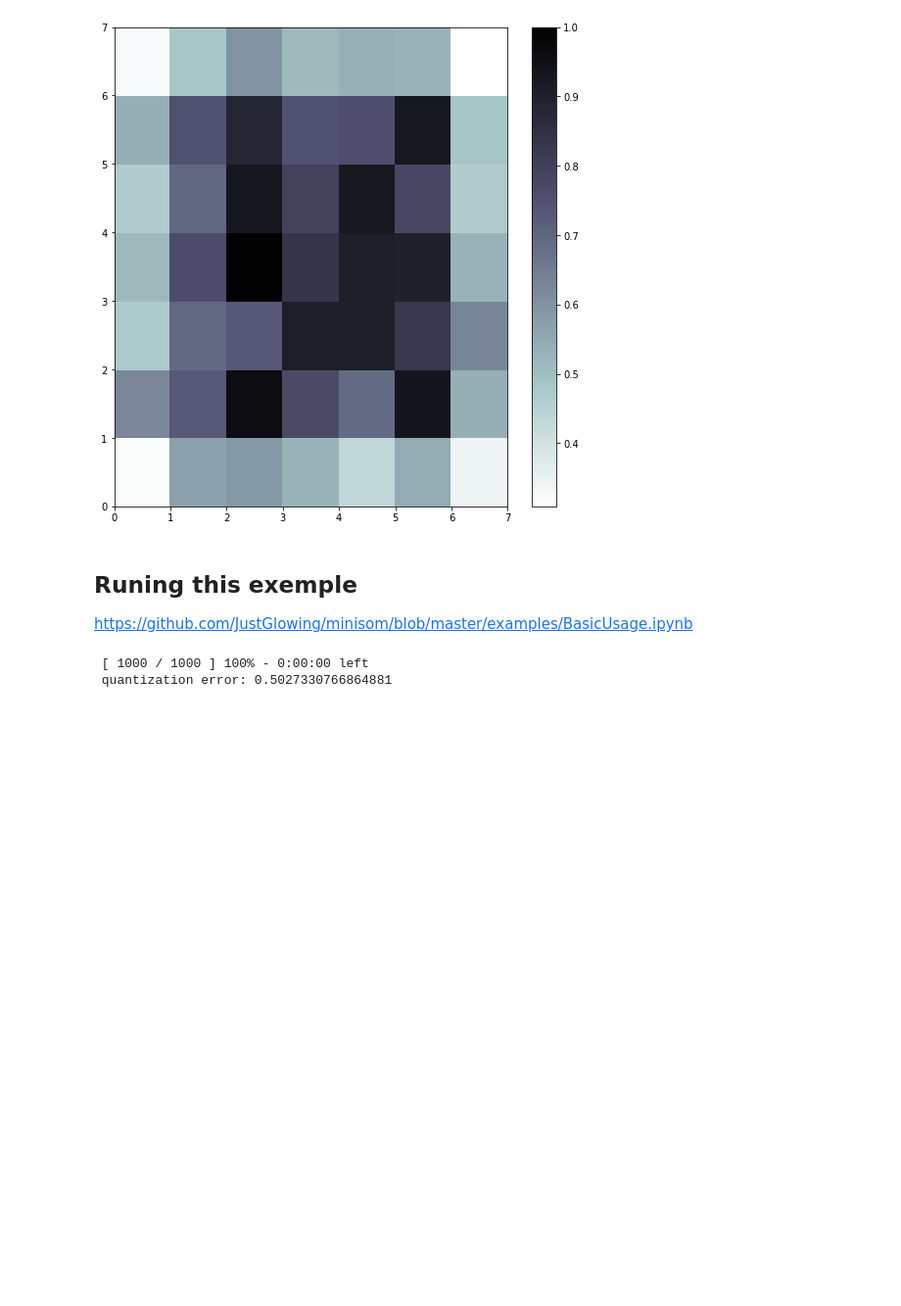
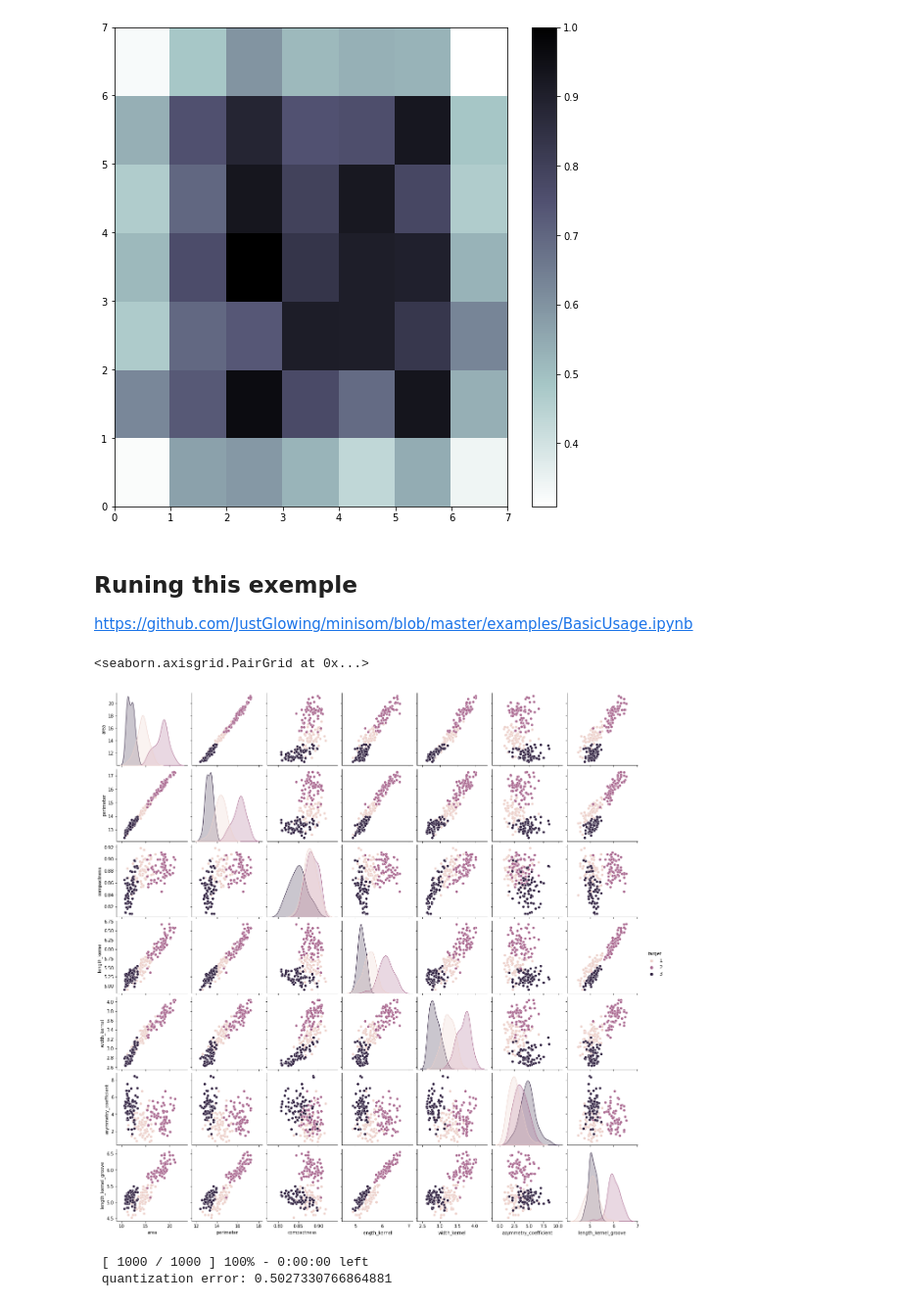
Before and after one commit to barauna-lo/Neurocomputing, a Jupyter notebook: Project_02_SOM.ipynb, the cells around one changed output. Shown at 98% size. Drawn from its saved outputs; the diff is of its cells as text; code cells hidden in the pictures; blank space fills up the shorter version.

```diff
--- a/Project_02_SOM.ipynb
+++ b/Project_02_SOM.ipynb
@@ -230,6 +230,14 @@ data = data[data.columns[:-1]]
 # data normalization
 data = (data - np.mean(data, axis=0)) / np.std(data, axis=0)
 data = data.values
+# %%
+data = pd.read_csv('https://archive.ics.uci.edu/ml/machine-learning-databases/00236/seeds_dataset.txt',
+                    names=columns,
+                   sep='\t+', engine='python')
+sns.pairplot(data, hue = 'target')
+# %% [output]
+<seaborn.axisgrid.PairGrid at 0x...>
+[figure, added]
 # %%
 
 
```
